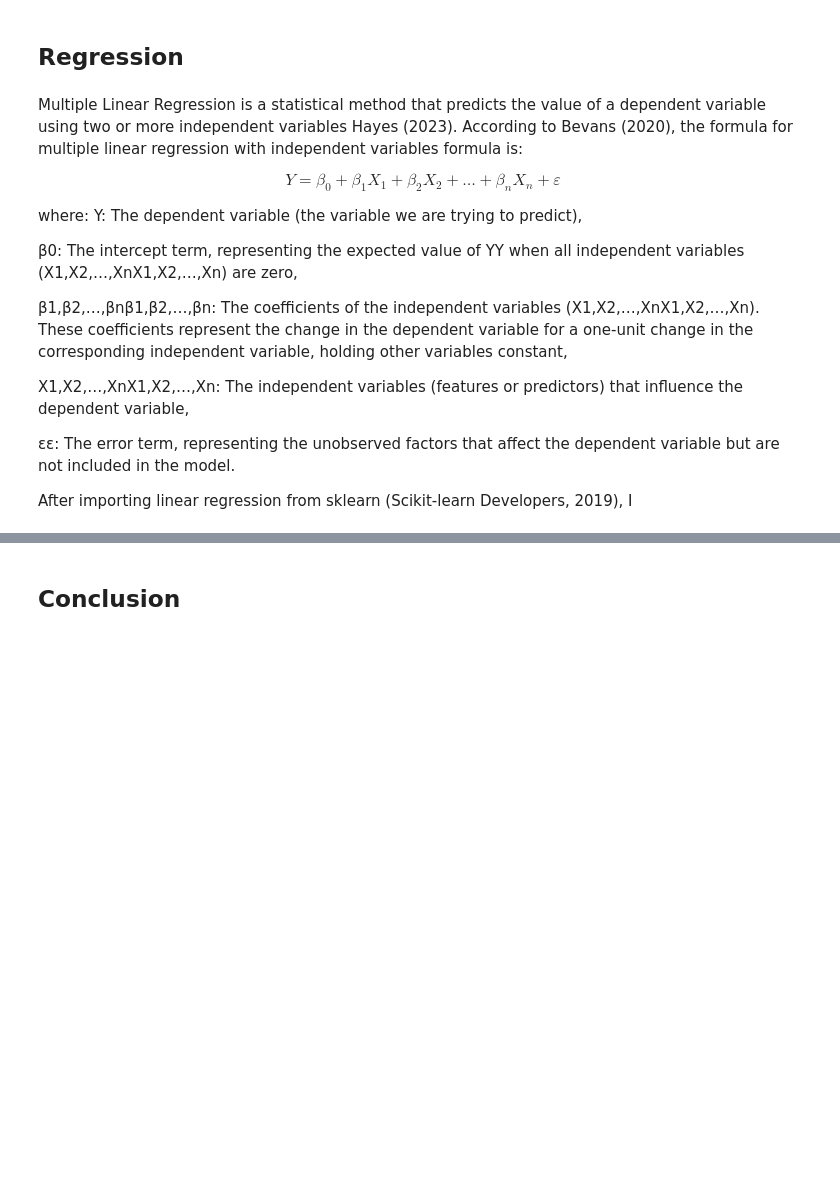
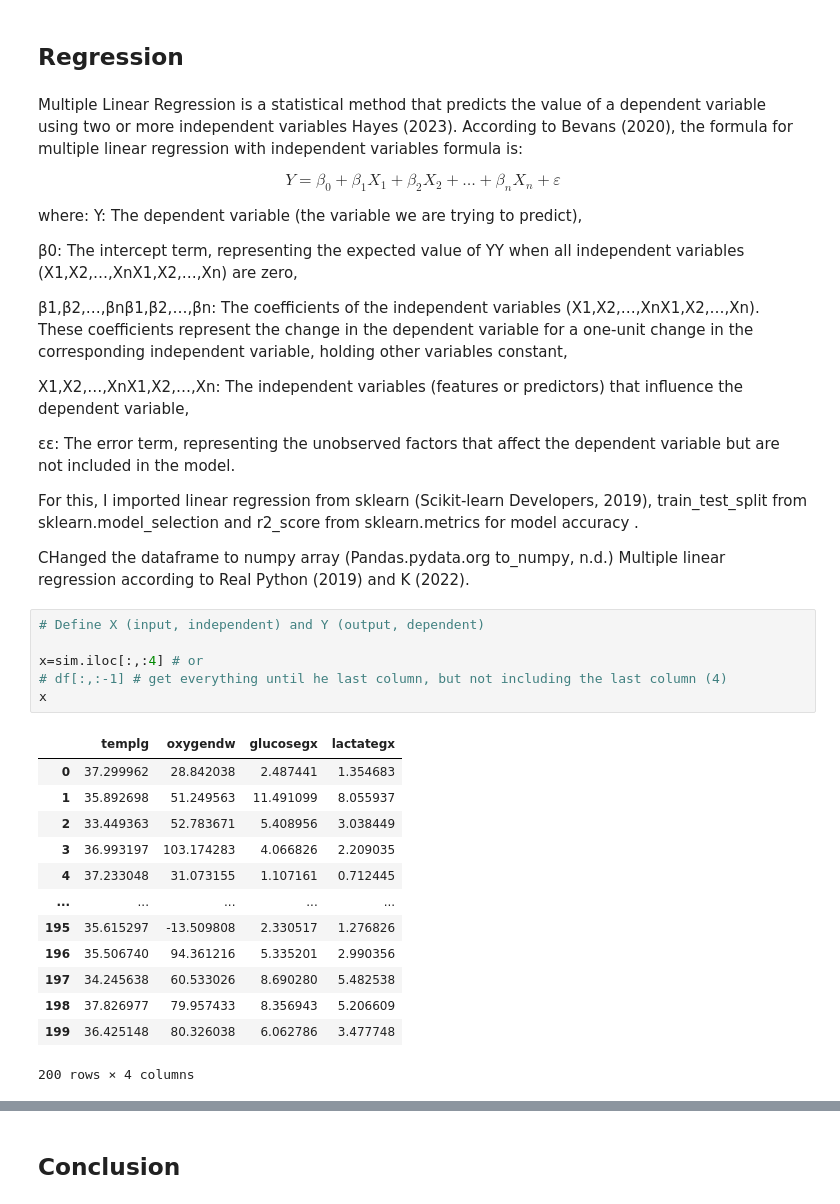
Before and after one commit to nurbujang/1progdaw23, a Jupyter notebook: project1.ipynb, the cells around one changed output, grey strips where cells are left out. Cells and saved outputs as stored; diff of their text form; blank space fills up the shorter version.

```diff
--- a/project1.ipynb
+++ b/project1.ipynb
@@ -901,4 +915,28 @@
 εε: The error term, representing the unobserved factors that affect the dependent variable but are not included in the model.
 
 
-After importing linear regression from sklearn (Scikit-learn Developers, 2019), I
+
+For this, I imported linear regression from sklearn (Scikit-learn Developers, 2019), train_test_split from sklearn.model_selection and r2_score from sklearn.metrics for model accuracy .
+
+CHanged the dataframe to numpy array (Pandas.pydata.org to_numpy, n.d.)
+Multiple linear regression according to Real Python (2019) and K (2022).
+# %%
+# Define X (input, independent) and Y (output, dependent)
+
+x=sim.iloc[:,:4] # or
+# df[:,:-1] # get everything until he last column, but not including the last column (4)
+x
+# %% [output]
+|  | templg | oxygendw | glucosegx | lactategx |
+| 0 | 37.299962 | 28.842038 | 2.487441 | 1.354683 |
+| 1 | 35.892698 | 51.249563 | 11.491099 | 8.055937 |
+| 2 | 33.449363 | 52.783671 | 5.408956 | 3.038449 |
+| 3 | 36.993197 | 103.174283 | 4.066826 | 2.209035 |
+| 4 | 37.233048 | 31.073155 | 1.107161 | 0.712445 |
+| ... | ... | ... | ... | ... |
+| 195 | 35.615297 | -13.509808 | 2.330517 | 1.276826 |
+| 196 | 35.506740 | 94.361216 | 5.335201 | 2.990356 |
+| 197 | 34.245638 | 60.533026 | 8.690280 | 5.482538 |
+| 198 | 37.826977 | 79.957433 | 8.356943 | 5.206609 |
+| 199 | 36.425148 | 80.326038 | 6.062786 | 3.477748 |
+200 rows × 4 columns
```
Also changed, not shown: parts of 15 cells of this notebook, 1 other file.
